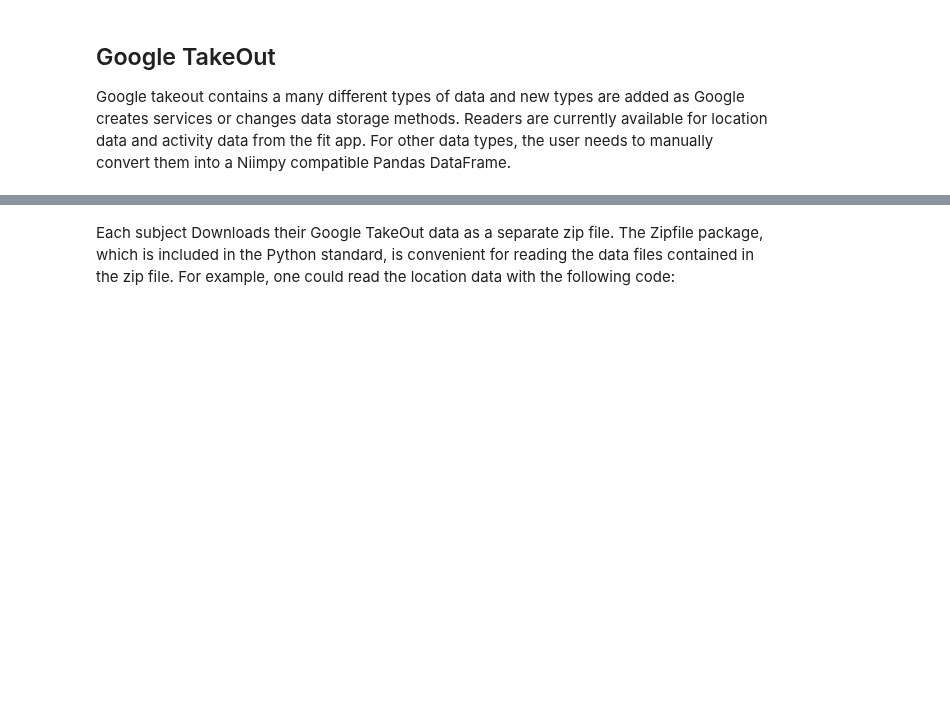
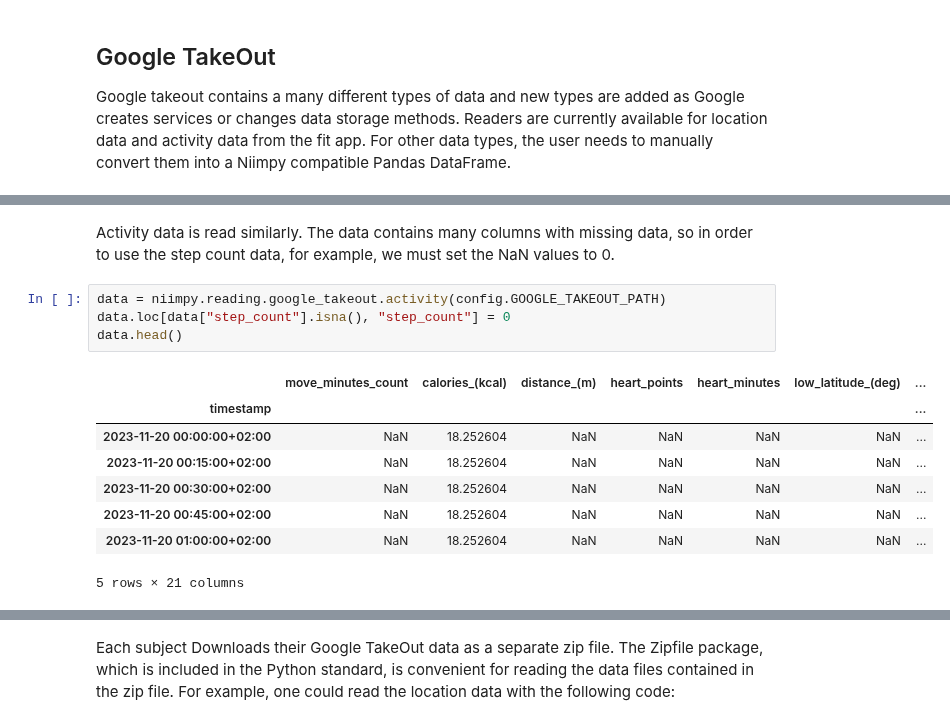
Before and after one commit to digitraceslab/niimpy, a Jupyter notebook: docs/input-formats.ipynb, the cells around one changed output, grey strips where cells are left out. Drawn from its saved outputs; the diff is of its cells as text; blank space fills up the shorter version.

```diff
--- a/docs/input-formats.ipynb
+++ b/docs/input-formats.ipynb
@@ -79,0 +80,15 @@ nilo.location_distance_features(data, {
+# %% [markdown]
+Activity data is read similarly. The data contains many columns with missing data, so in order to use the step count data, for example, we must set the NaN values to 0.
+# %%
+data = niimpy.reading.google_takeout.activity(config.GOOGLE_TAKEOUT_PATH)
+data.loc[data["step_count"].isna(), "step_count"] = 0
+data.head()
+# %% [output]
+|  | move_minutes_count | calories_(kcal) | distance_(m) | heart_points | heart_minutes | low_latitude_(deg) | ... |
+| timestamp |  |  |  |  |  |  | ... |
+| 2023-11-20 00:00:00+02:00 | NaN | 18.252604 | NaN | NaN | NaN | NaN | ... |
+| 2023-11-20 00:15:00+02:00 | NaN | 18.252604 | NaN | NaN | NaN | NaN | ... |
+| 2023-11-20 00:30:00+02:00 | NaN | 18.252604 | NaN | NaN | NaN | NaN | ... |
+| 2023-11-20 00:45:00+02:00 | NaN | 18.252604 | NaN | NaN | NaN | NaN | ... |
+| 2023-11-20 01:00:00+02:00 | NaN | 18.252604 | NaN | NaN | NaN | NaN | ... |
+5 rows × 21 columns
```
Also changed, not shown: parts of 2 cells of this notebook.
